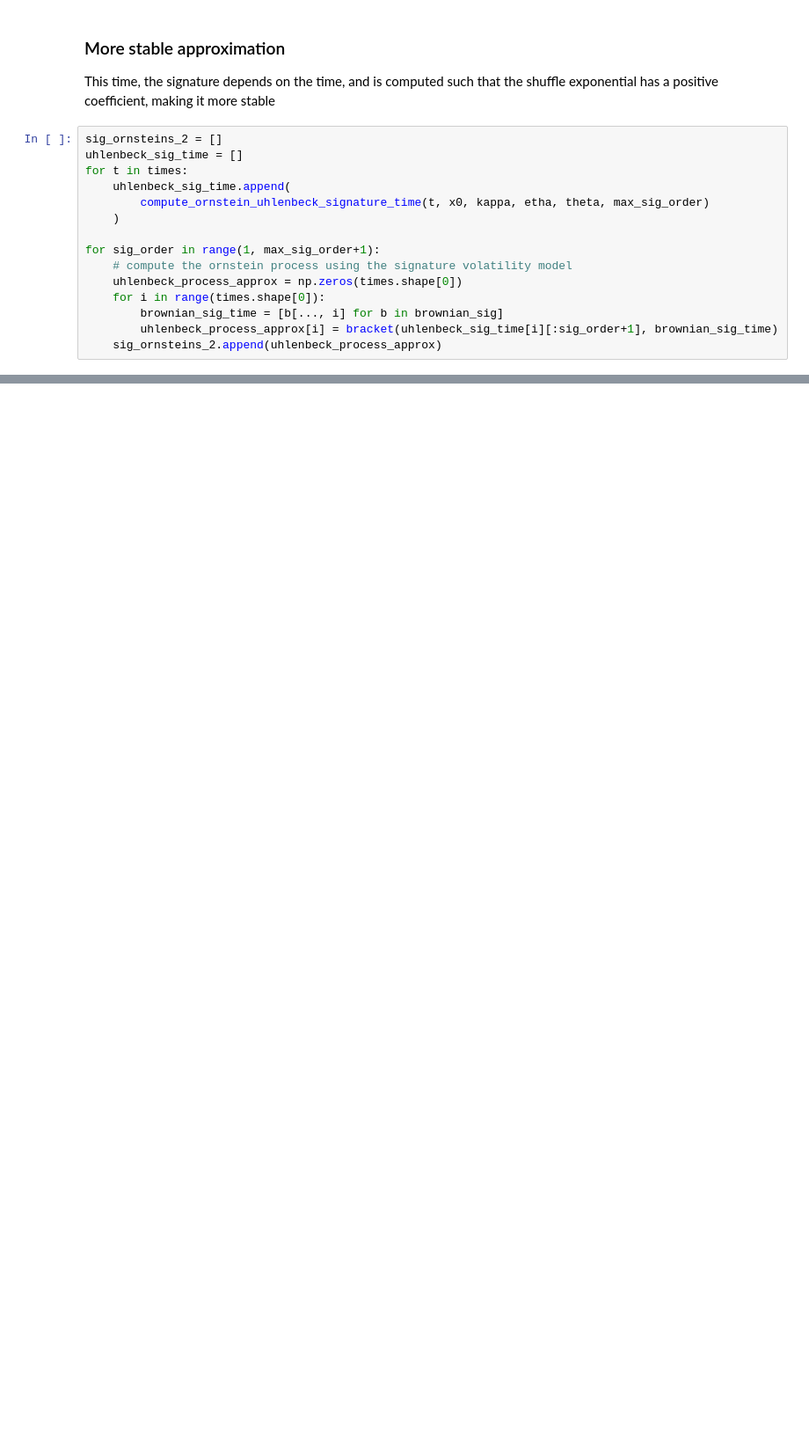
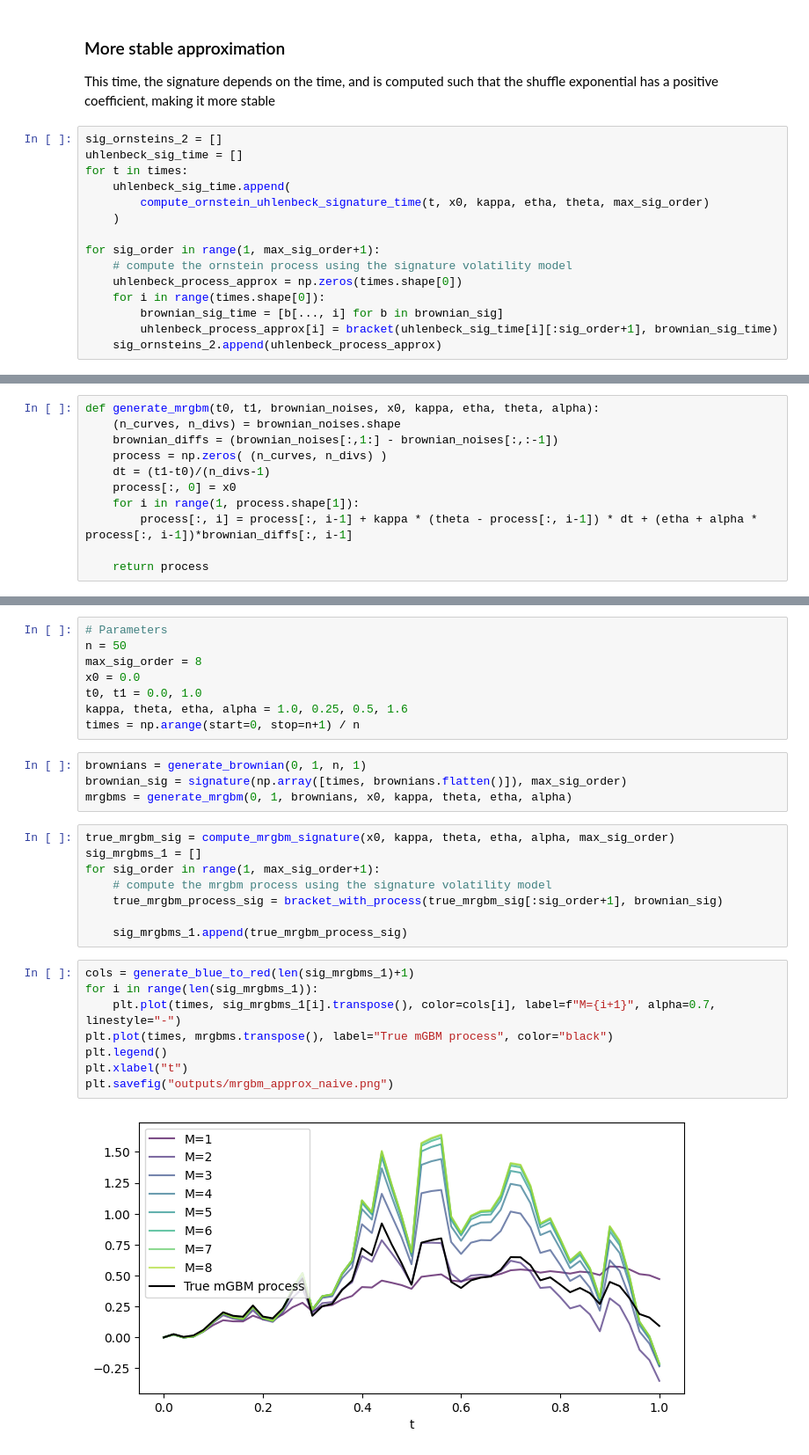
Before and after one commit to Sh3xe/signature-vol-model, a Jupyter notebook: notebook.ipynb, the cells around one changed output, grey strips where cells are left out. Shown: that part at 88% size. Drawn from its saved outputs; the diff is of its cells as text; blank space fills up the shorter version.

Commit message:
Added mean reverting processes

```diff
--- a/notebook.ipynb
+++ b/notebook.ipynb
@@ -220,0 +272,11 @@ plt.savefig("outputs/ornstein_approx_stable.png")
+# %%
+def generate_mrgbm(t0, t1, brownian_noises, x0, kappa, etha, theta, alpha):
+	(n_curves, n_divs) = brownian_noises.shape
+	brownian_diffs = (brownian_noises[:,1:] - brownian_noises[:,:-1])
+	process = np.zeros( (n_curves, n_divs) )
+	dt = (t1-t0)/(n_divs-1)
+	process[:, 0] = x0
+	for i in range(1, process.shape[1]):
+		process[:, i] = process[:, i-1] + kappa * (theta - process[:, i-1]) * dt + (etha + alpha * process[:, i-1])*brownian_diffs[:, i-1]
+
+	return process
@@ -220,0 +305,30 @@ plt.savefig("outputs/ornstein_approx_stable.png")
+# %%
+# Parameters
+n = 50
+max_sig_order = 8
+x0 = 0.0
+t0, t1 = 0.0, 1.0
+kappa, theta, etha, alpha = 1.0, 0.25, 0.5, 1.6
+times = np.arange(start=0, stop=n+1) / n
+# %%
+brownians = generate_brownian(0, 1, n, 1)
+brownian_sig = signature(np.array([times, brownians.flatten()]), max_sig_order)
+mrgbms = generate_mrgbm(0, 1, brownians, x0, kappa, theta, etha, alpha)
+# %%
+true_mrgbm_sig = compute_mrgbm_signature(x0, kappa, theta, etha, alpha, max_sig_order)
+sig_mrgbms_1 = []
+for sig_order in range(1, max_sig_order+1):
+	# compute the mrgbm process using the signature volatility model
+	true_mrgbm_process_sig = bracket_with_process(true_mrgbm_sig[:sig_order+1], brownian_sig)
+
+	sig_mrgbms_1.append(true_mrgbm_process_sig)
+# %%
+cols = generate_blue_to_red(len(sig_mrgbms_1)+1)
+for i in range(len(sig_mrgbms_1)):
+	plt.plot(times, sig_mrgbms_1[i].transpose(), color=cols[i], label=f"M={i+1}", alpha=0.7, linestyle="-")
+plt.plot(times, mrgbms.transpose(), label="True mGBM process", color="black")
+plt.legend()
+plt.xlabel("t")
+plt.savefig("outputs/mrgbm_approx_naive.png")
+# %% [output]
+[figure, added]
```
Also changed, not shown: parts of 20 cells of this notebook, 3 other files.
